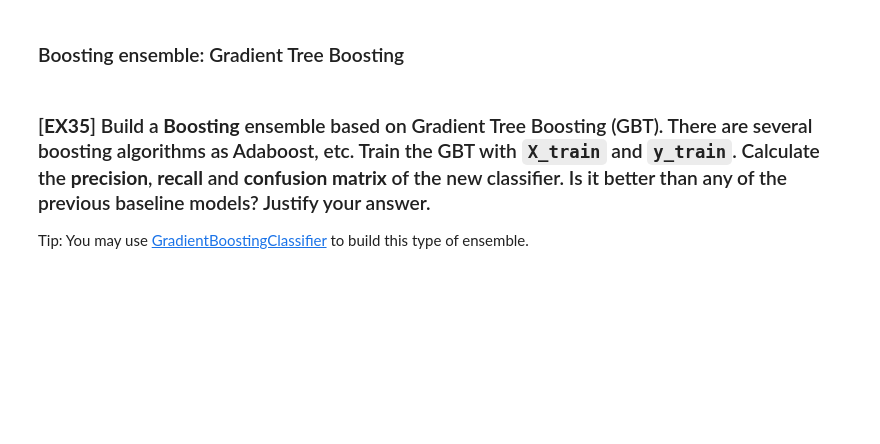
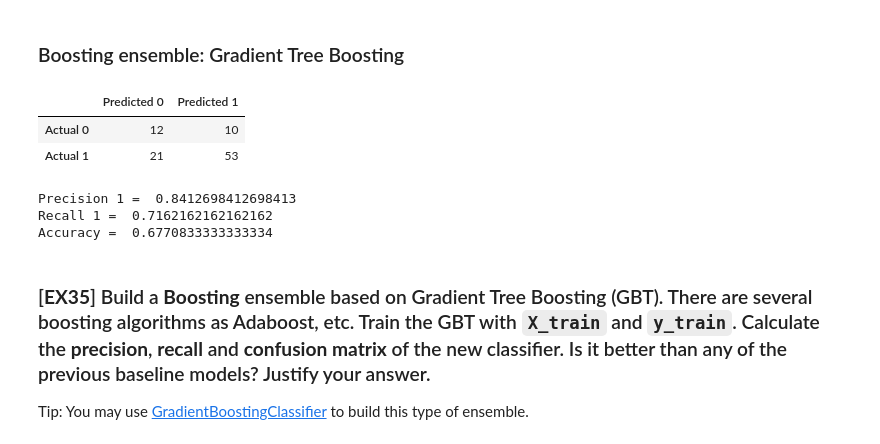
Before and after one commit to WdnLiu/ML2023, a Jupyter notebook: ML2023-main/Project_students/P5_students.ipynb, the cells around one changed output. Drawn from its saved outputs; the diff is of its cells as text; code cells hidden in the pictures; blank space fills up the shorter version.

```diff
--- a/ML2023-main/Project_students/P5_students.ipynb
+++ b/ML2023-main/Project_students/P5_students.ipynb
@@ -1308,6 +1359,25 @@ plt.show()
 ### **[EX34]** As the dataset has more samples for class "Y" than for class "N", the training process might be affected by the unbalanced scenario. Random Forest's `class_weight`="balanced" will fix it. Train a new RF model including `class_weight`="balanced". Has the RF's performance improved? Is the unbalanced class affecting the performace?
 # %% [markdown]
 ### Boosting ensemble: Gradient Tree Boosting
+# %%
+model_RF2 = RandomForestClassifier(50, max_depth=5, min_samples_split=5 ,min_samples_leaf=5, random_state=42, class_weight='balanced')
+# RandomForestClassifier(50, max_depth=5, min_samples_split=5 ,min_samples_leaf=5, random_state=42)
+model_RF2.fit(X_train, y_train)
+
+conf_matrix = confusion_matrix(model_RF2.predict(X_test), y_test)
+conf_matrix = pd.DataFrame(conf_matrix, columns = ['Predicted 0', 'Predicted 1'], index = ['Actual 0', 'Actual 1'])
+display(conf_matrix)
+
+print("Precision 1 = ", conf_matrix['Predicted 1']['Actual 1'] / (conf_matrix['Predicted 1']['Actual 0'] + conf_matrix['Predicted 1']['Actual 1']))
+print("Recall 1 = ", conf_matrix['Predicted 1']['Actual 1'] / (conf_matrix['Predicted 0']['Actual 1'] + conf_matrix['Predicted 1']['Actual 1']))
+print("Accuracy = ",  (conf_matrix['Predicted 0']['Actual 0'] + conf_matrix['Predicted 1']['Actual 1']) / (conf_matrix['Predicted 0']['Actual 0'] + conf_matrix['Predicted 0']['Actual 1'] + conf_matrix['Predicted 1']['Actual 0'] +  + conf_matrix['Predicted 1']['Actual 1']))
+# %% [output]
+|  | Predicted 0 | Predicted 1 |
+| Actual 0 | 12 | 10 |
+| Actual 1 | 21 | 53 |
+Precision 1 =  0.8412698412698413
+Recall 1 =  0.7162162162162162
+Accuracy =  0.6770833333333334
 # %% [markdown]
 ### [**EX35**] Build a **Boosting** ensemble based on Gradient Tree Boosting (GBT). There are several boosting algorithms as Adaboost, etc.  Train the GBT with `X_train` and `y_train`. Calculate the **precision**, **recall** and **confusion matrix** of the new classifier. Is it better than any of the previous baseline models? Justify your answer.
 
```
Also changed, not shown: parts of 13 cells of this notebook, 1 other file.
